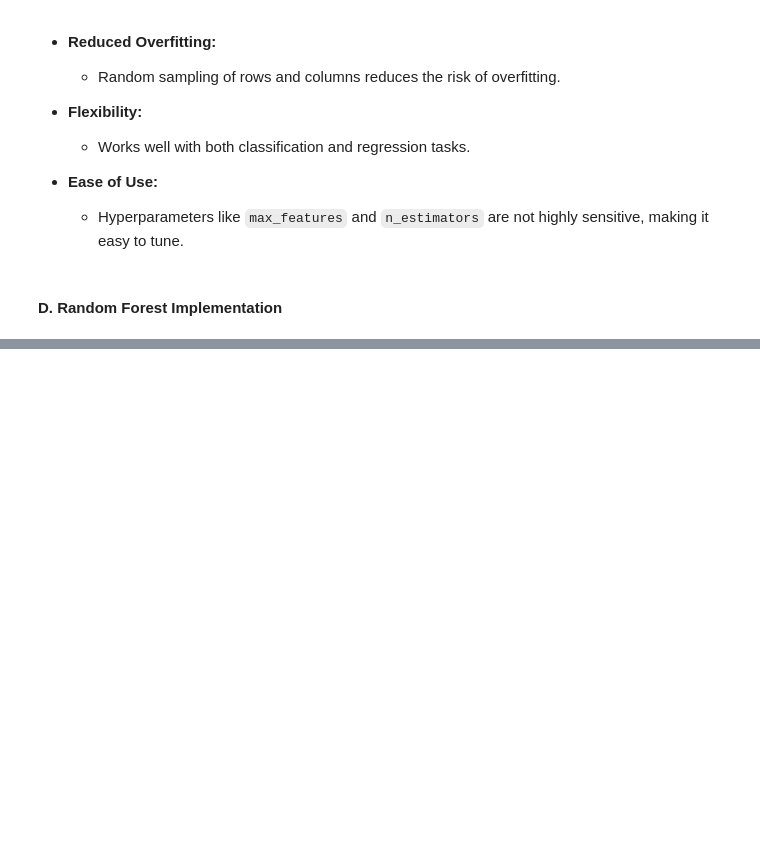
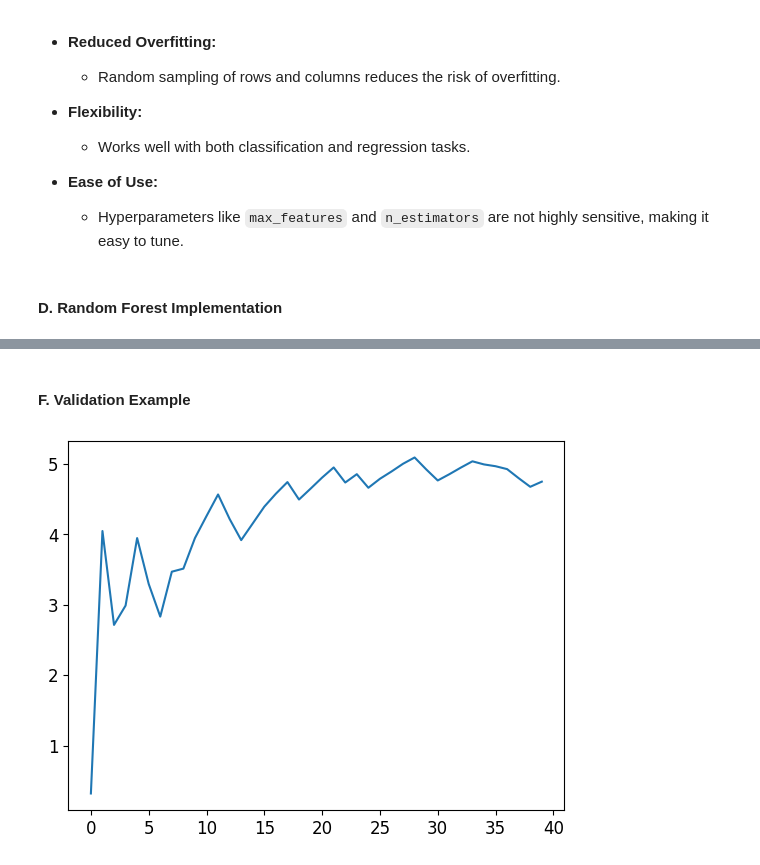
Before and after one commit to Firojpaudel/Machine-Learning-Notes, a Jupyter notebook: Practical Deep Learning For Coders/Chapter_9.ipynb, the cells around one changed output, grey strips where cells are left out. Saved outputs shown, nothing was run; the diff lists cells and outputs as text; code cells hidden in the pictures; blank space fills up the shorter version.

```diff
--- a/Practical Deep Learning For Coders/Chapter_9.ipynb
+++ b/Practical Deep Learning For Coders/Chapter_9.ipynb
@@ -424,0 +540,9 @@ m = rf(xs, y)
+# %% [markdown]
+#### F. Validation Example
+# %%
+##@ RMSE Calculation
+preds = np.stack([t.predict(valid_xs) for t in m.estimators_])
+r_mse(preds.mean(0), valid_y)
+plt.plot([r_mse(preds[:i+1].mean(0), valid_y) for i in range(40)]);
+# %% [output]
+[figure, added]
```
Also changed, not shown: parts of 22 cells of this notebook.
